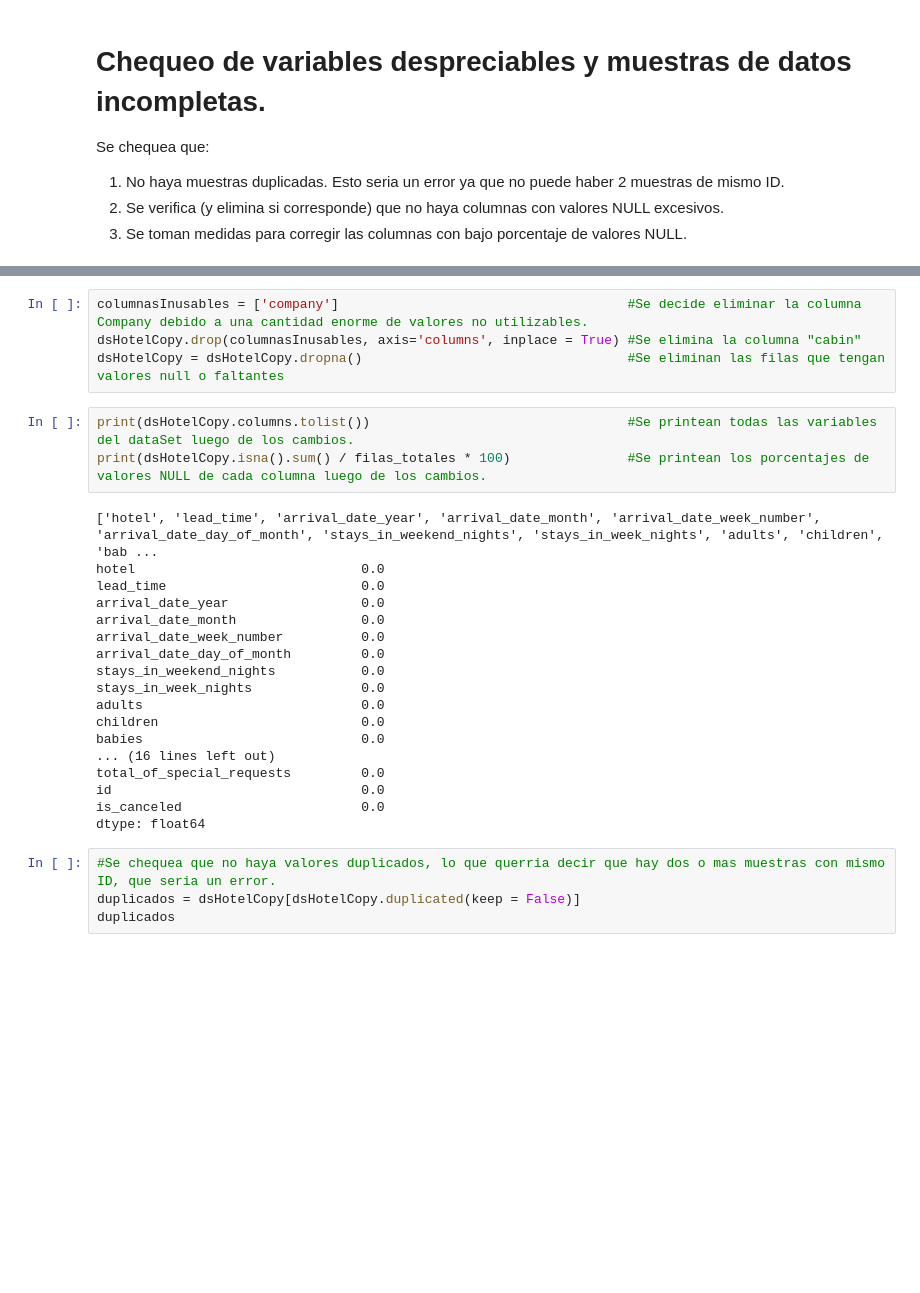
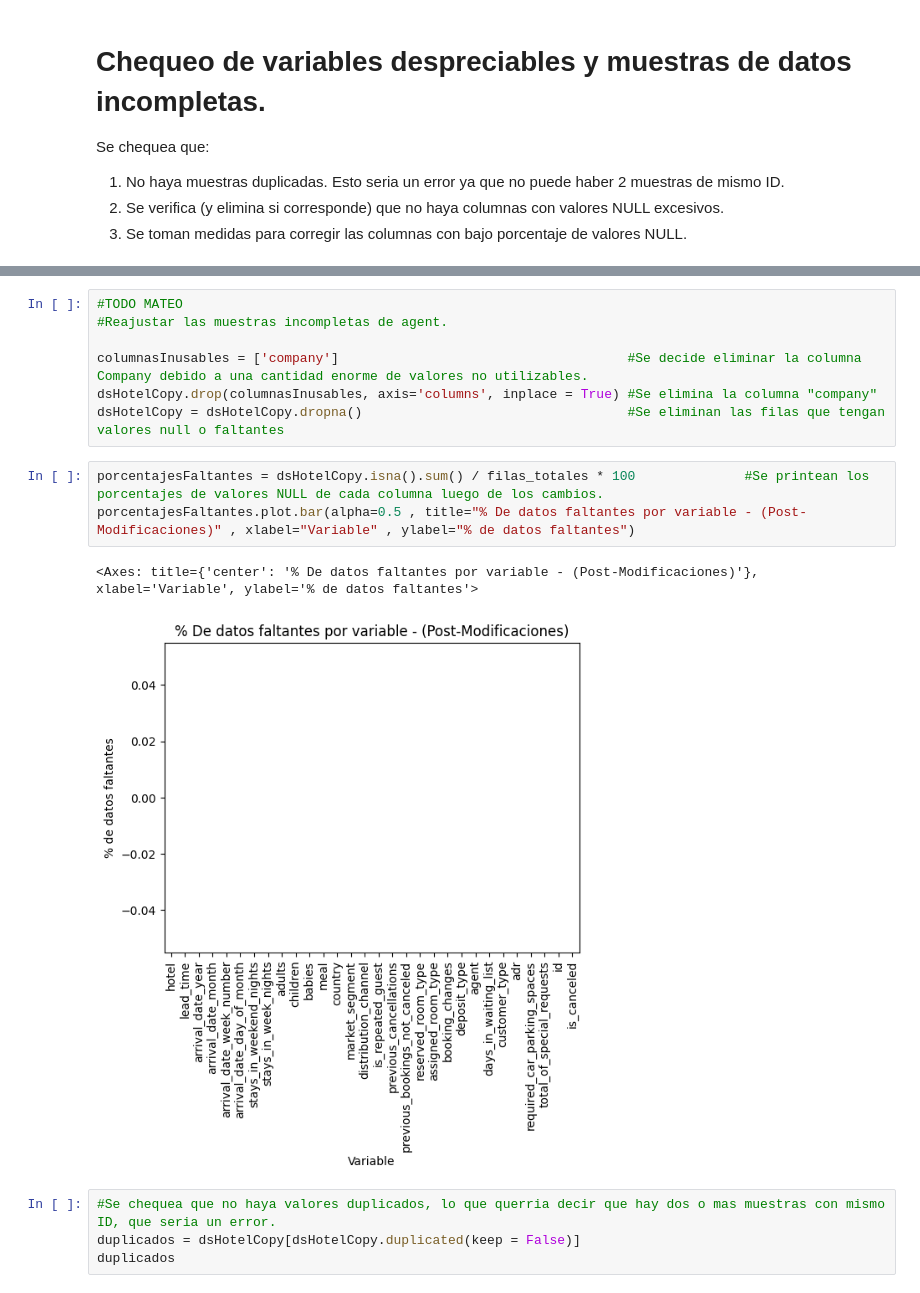
Before and after one commit to gmenendez0/7506R-2C2023-GRUPO07, a Jupyter notebook: 7506R_TP1_GRUPO07_CHP1_ENTREGA.ipynb, the cells around one changed output, grey strips where cells are left out. Cells and saved outputs as stored; diff of their text form; blank space fills up the shorter version.

```diff
--- a/7506R_TP1_GRUPO07_CHP1_ENTREGA.ipynb
+++ b/7506R_TP1_GRUPO07_CHP1_ENTREGA.ipynb
@@ -365,28 +350,16 @@ dtype: float64
 # %%
+#TODO MATEO
+#Reajustar las muestras incompletas de agent.
+
 columnasInusables = ['company']                                     #Se decide eliminar la columna Company debido a una cantidad enorme de valores no utilizables.
-dsHotelCopy.drop(columnasInusables, axis='columns', inplace = True) #Se elimina la columna "cabin"
+dsHotelCopy.drop(columnasInusables, axis='columns', inplace = True) #Se elimina la columna "company"
 dsHotelCopy = dsHotelCopy.dropna()                                  #Se eliminan las filas que tengan valores null o faltantes
 # %%
-print(dsHotelCopy.columns.tolist())                                 #Se printean todas las variables del dataSet luego de los cambios.
-print(dsHotelCopy.isna().sum() / filas_totales * 100)               #Se printean los porcentajes de valores NULL de cada columna luego de los cambios.
+porcentajesFaltantes = dsHotelCopy.isna().sum() / filas_totales * 100              #Se printean los porcentajes de valores NULL de cada columna luego de los cambios.
+porcentajesFaltantes.plot.bar(alpha=0.5 , title="% De datos faltantes por variable - (Post-Modificaciones)" , xlabel="Variable" , ylabel="% de datos faltantes")
 # %% [output]
-['hotel', 'lead_time', 'arrival_date_year', 'arrival_date_month', 'arrival_date_week_number', 'arrival_date_day_of_month', 'stays_in_weekend_nights', 'stays_in_week_nights', 'adults', 'children', 'bab ...
-hotel                             0.0
-lead_time                         0.0
-arrival_date_year                 0.0
-arrival_date_month                0.0
-arrival_date_week_number          0.0
-arrival_date_day_of_month         0.0
-stays_in_weekend_nights           0.0
-stays_in_week_nights              0.0
-adults                            0.0
-children                          0.0
-babies                            0.0
-... (16 lines left out)
-total_of_special_requests         0.0
-id                                0.0
-is_canceled                       0.0
-dtype: float64
+<Axes: title={'center': '% De datos faltantes por variable - (Post-Modificaciones)'}, xlabel='Variable', ylabel='% de datos faltantes'>
+[figure, added]
 # %%
 #Se chequea que no haya valores duplicados, lo que querria decir que hay dos o mas muestras con mismo ID, que seria un error.
 duplicados = dsHotelCopy[dsHotelCopy.duplicated(keep = False)]
```
Also changed, not shown: parts of 1 cell of this notebook.
